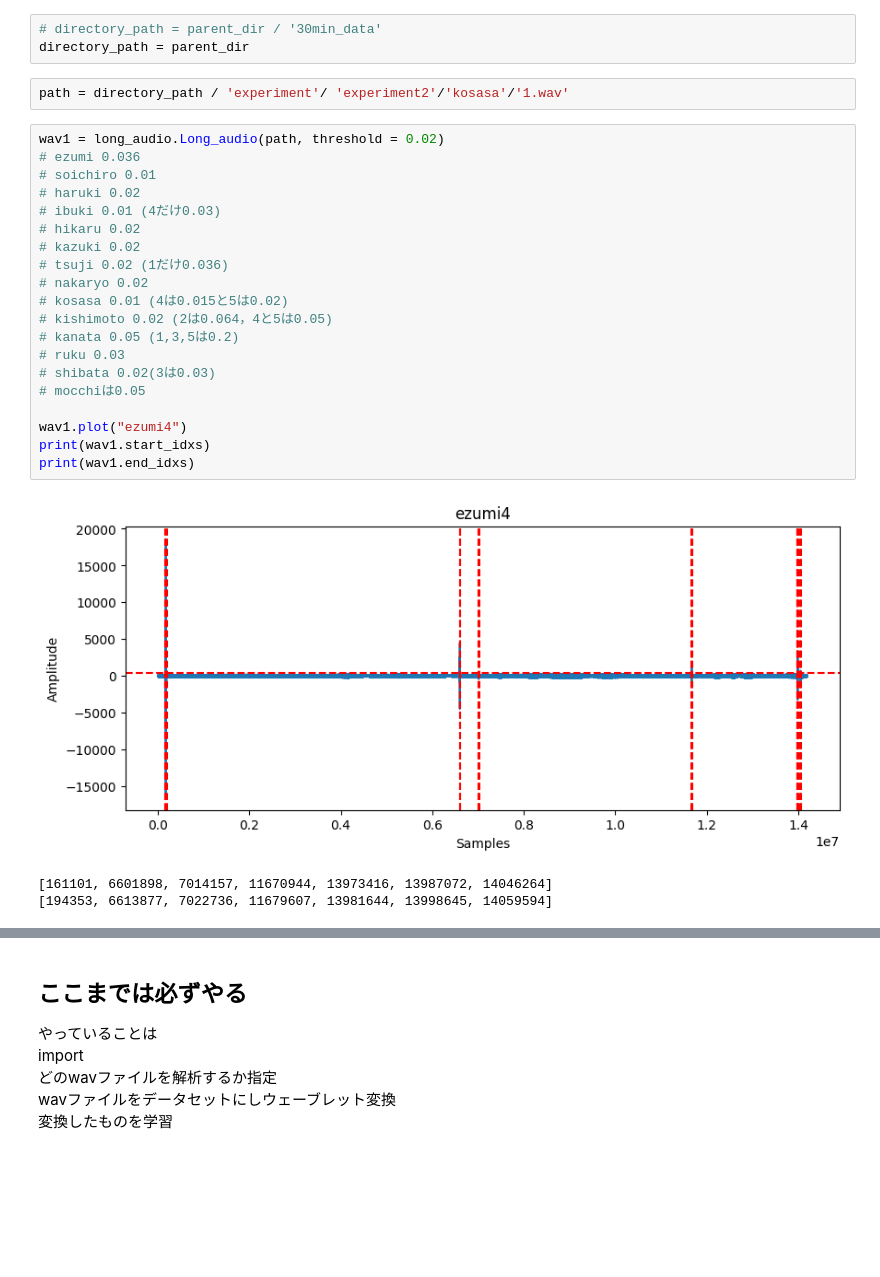
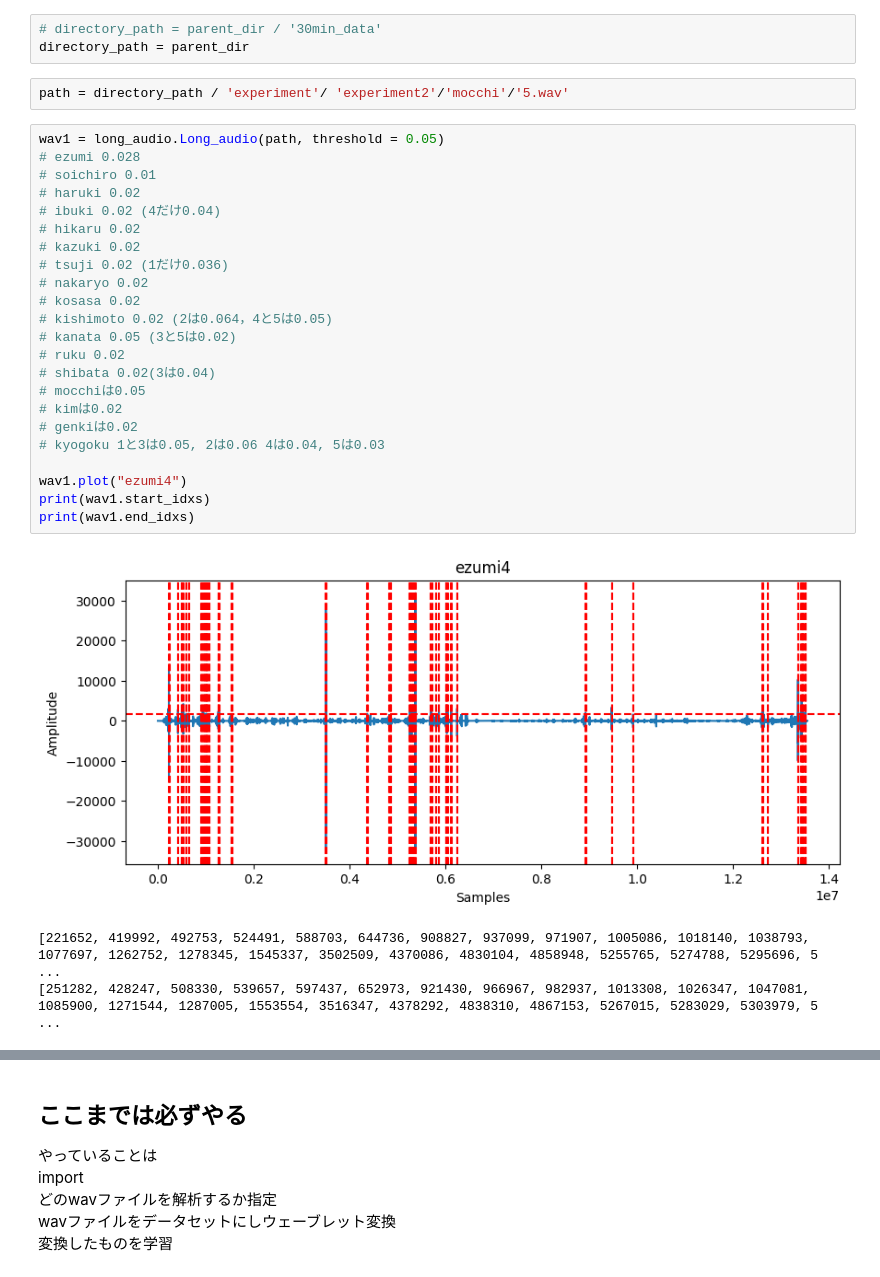
Before and after one commit to Kai-Washino/swallowing-recognition-DLmachine, a Jupyter notebook: uncropped_data.ipynb, the cells around one changed output, grey strips where cells are left out. Saved outputs shown, nothing was run; the diff lists cells and outputs as text; blank space fills up the shorter version.

```diff
--- a/uncropped_data.ipynb
+++ b/uncropped_data.ipynb
@@ -28,30 +28,33 @@ from swallowing_recognition import long_audio
 # directory_path = parent_dir / '30min_data'
 directory_path = parent_dir
 # %%
-path = directory_path / 'experiment'/ 'experiment2'/'kosasa'/'1.wav'
+path = directory_path / 'experiment'/ 'experiment2'/'mocchi'/'5.wav'
 # %%
-wav1 = long_audio.Long_audio(path, threshold = 0.02)
-# ezumi 0.036
+wav1 = long_audio.Long_audio(path, threshold = 0.05)
+# ezumi 0.028
 # soichiro 0.01
 # haruki 0.02
-# ibuki 0.01 (4だけ0.03)
+# ibuki 0.02 (4だけ0.04)
 # hikaru 0.02
 # kazuki 0.02
 # tsuji 0.02 (1だけ0.036)
 # nakaryo 0.02
-# kosasa 0.01 (4は0.015と5は0.02)
+# kosasa 0.02
 # kishimoto 0.02 (2は0.064，4と5は0.05)
-# kanata 0.05 (1,3,5は0.2)
-# ruku 0.03
-# shibata 0.02(3は0.03)
+# kanata 0.05 (3と5は0.02)
+# ruku 0.02
+# shibata 0.02(3は0.04)
 # mocchiは0.05
+# kimは0.02
+# genkiは0.02
+# kyogoku 1と3は0.05, 2は0.06 4は0.04, 5は0.03
 
 wav1.plot("ezumi4")
 print(wav1.start_idxs)
 print(wav1.end_idxs)
 # %% [output]
-[figure, old version]
+[figure, new version]
-[161101, 6601898, 7014157, 11670944, 13973416, 13987072, 14046264]
-[194353, 6613877, 7022736, 11679607, 13981644, 13998645, 14059594]
+[221652, 419992, 492753, 524491, 588703, 644736, 908827, 937099, 971907, 1005086, 1018140, 1038793, 1077697, 1262752, 1278345, 1545337, 3502509, 4370086, 4830104, 4858948, 5255765, 5274788, 5295696, 5 ...
+[251282, 428247, 508330, 539657, 597437, 652973, 921430, 966967, 982937, 1013308, 1026347, 1047081, 1085900, 1271544, 1287005, 1553554, 3516347, 4378292, 4838310, 4867153, 5267015, 5283029, 5303979, 5 ...
 # %%
 current_path = directory_path
```
Also changed, not shown: parts of 6 cells of this notebook, 1 other file.
